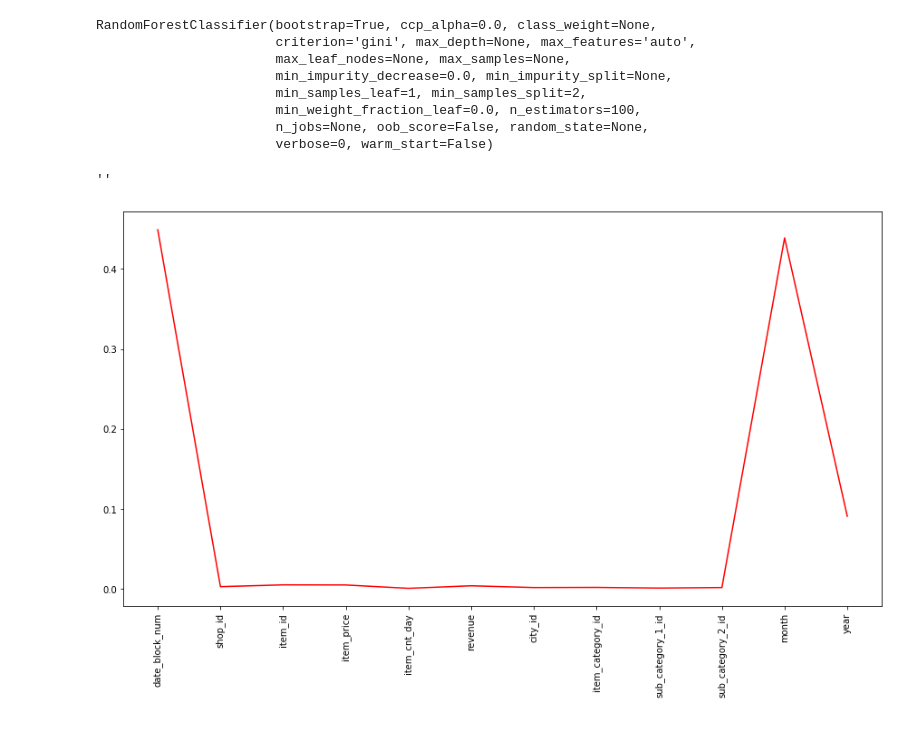
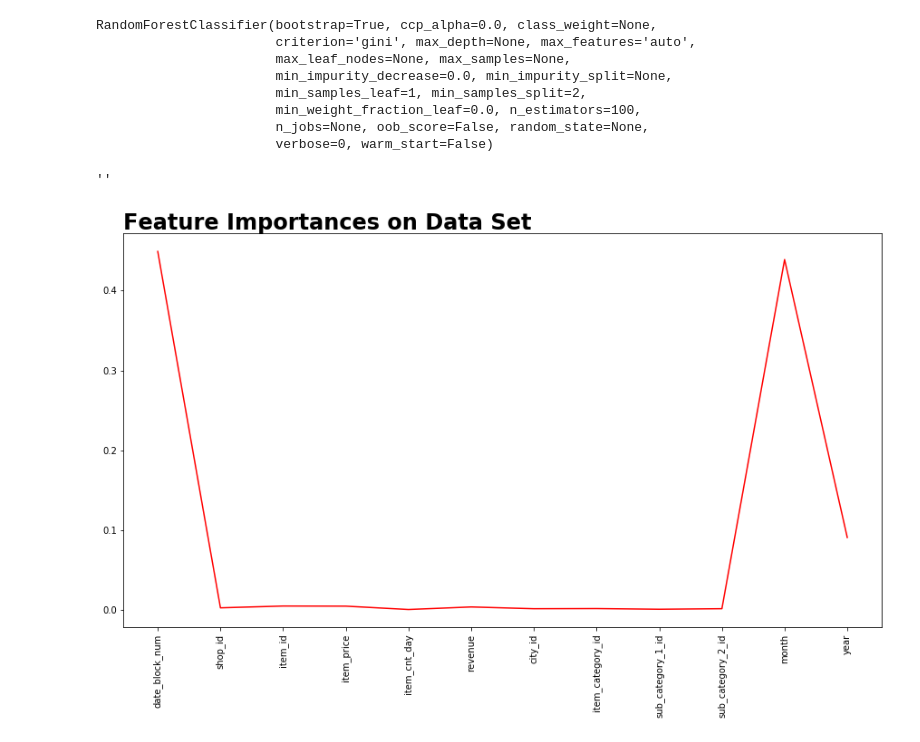
Before and after one commit to johnhillescobar/how_to_win_a_kaggle_competition, a Jupyter notebook: final_project/2.0 EDA - JHE.ipynb, the cells around one changed output. Drawn from its saved outputs; the diff is of its cells as text; code cells hidden in the pictures.

```diff
--- a/final_project/2.0 EDA - JHE.ipynb
+++ b/final_project/2.0 EDA - JHE.ipynb
@@ -453,10 +453,13 @@ RandomForestClassifier(bootstrap=True, ccp_alpha=0.0, class_weight=None,
 # %%
 fig, ax = plt.subplots(figsize = (15,8))
 ax.plot(rfc.feature_importances_, color = 'red')
 plt.xticks(ticks = np.arange(X.shape[1]), labels = X.columns.tolist(), rotation = 90)
 
+ax.text(0, 1.01, 'Feature Importances on Data Set',
+        transform= ax.transAxes, size= 24, weight= 600, ha= 'left')
+
 fig.savefig('graphs/feature_importance.png')
 ;
 # %% [output]
 ''
-[figure, old version]
+[figure, new version]
```
Also changed, not shown: 2 other files.
